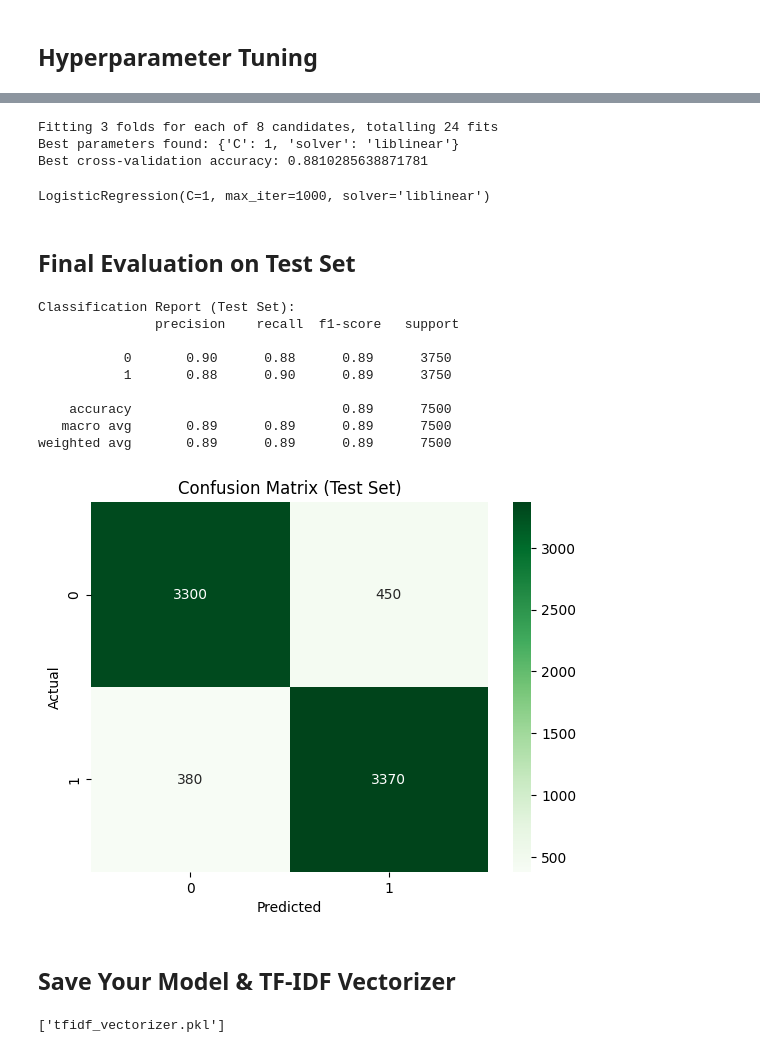
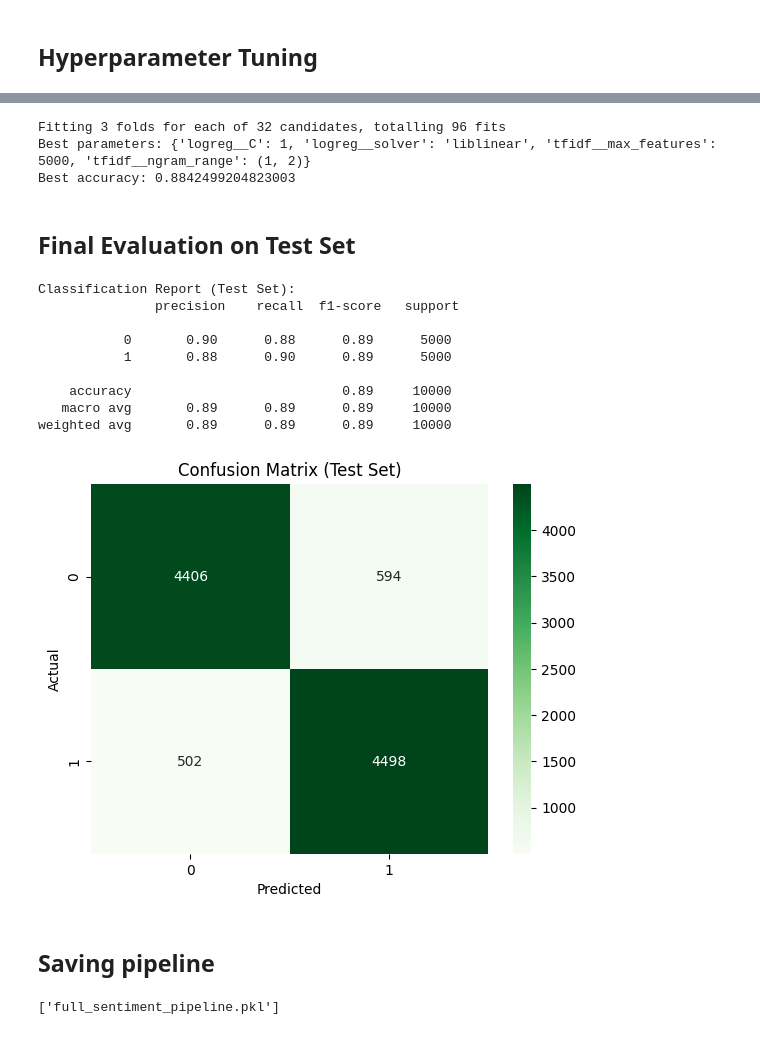
Before and after one commit to iannyFARUE/sentiment-analysis-app, a Jupyter notebook: Sentiment Analysis Model.ipynb, the cells around one changed output, grey strips where cells are left out. Cells and saved outputs as stored; diff of their text form; code cells hidden in the pictures.

Commit message:
created pipeline for sentiment analysis

```diff
--- a/Sentiment Analysis Model.ipynb
+++ b/Sentiment Analysis Model.ipynb
@@ -133,3 +132,14 @@ weighted avg       0.88      0.88      0.88      7500
 [figure]
 # %% [markdown]
 ## Hyperparameter Tuning
+# %%
+# Load data
+df = pd.read_csv("IMDB Dataset.csv")
+X = df['review']
+y = df['sentiment'].map({'positive':1, 'negative':0})
+
+# Split data
+X_train, X_test, y_train, y_test = train_test_split(
+    X, y, test_size=0.2, random_state=42, stratify=y
+)
+X_train
@@ -136,53 +159,62 @@ weighted avg       0.88      0.88      0.88      7500
+# %%
+# Setting pipelines to make mode deployment easier
+from sklearn.pipeline import Pipeline
+from sklearn.feature_extraction.text import TfidfVectorizer
+from sklearn.linear_model import LogisticRegression
+from utils.text_preprocessor import TextPreprocessor
+
+pipeline = Pipeline([
+    ('preprocess', TextPreprocessor()),
+    ('tfidf', TfidfVectorizer(max_features=5000)),
+    ('logreg', LogisticRegression(max_iter=1000, random_state=42))
+])
 # %%
 from sklearn.model_selection import GridSearchCV
-
+# Grid search parameters
 params = {
-    'C': [0.01, 0.1, 1, 10],
-    'solver': ['lbfgs', 'liblinear']
+    'tfidf__max_features': [3000, 5000],
+    'tfidf__ngram_range': [(1,1), (1,2)],
+    'logreg__C': [0.01, 0.1, 1, 10],
+    'logreg__solver': ['liblinear', 'lbfgs']
 }
 
-grid = GridSearchCV(LogisticRegression(max_iter=1000), params, cv=3, scoring='accuracy', verbose=1)
+grid = GridSearchCV(pipeline, params, cv=3, scoring='accuracy', verbose=1)
 grid.fit(X_train, y_train)
 
-print("Best parameters found:", grid.best_params_)
-print("Best cross-validation accuracy:", grid.best_score_)
-
-# Retrain with the best parameters
-best_model = grid.best_estimator_
+print("Best parameters:", grid.best_params_)
+print("Best accuracy:", grid.best_score_)
 # %% [output]
-Fitting 3 folds for each of 8 candidates, totalling 24 fits
-Best parameters found: {'C': 1, 'solver': 'liblinear'}
-Best cross-validation accuracy: 0.8810285638871781
+Fitting 3 folds for each of 32 candidates, totalling 96 fits
+Best parameters: {'logreg__C': 1, 'logreg__solver': 'liblinear', 'tfidf__max_features': 5000, 'tfidf__ngram_range': (1, 2)}
+Best accuracy: 0.8842499204823003
-LogisticRegression(C=1, max_iter=1000, solver='liblinear')
 # %% [markdown]
 ## Final Evaluation on Test Set
 # %%
-y_test_pred = best_model.predict(X_test)
+best_pipeline = grid.best_estimator_
+y_test_pred = best_pipeline.predict(X_test)
 print("Classification Report (Test Set):\n", classification_report(y_test, y_test_pred))
 
 cm = confusion_matrix(y_test, y_test_pred)
 sns.heatmap(cm, annot=True, fmt='g', cmap='Greens')
 plt.xlabel("Predicted")
 plt.ylabel("Actual")
 plt.title("Confusion Matrix (Test Set)")
 plt.show()
 # %% [output]
 Classification Report (Test Set):
                precision    recall  f1-score   support
 
-           0       0.90      0.88      0.89      3750
-           1       0.88      0.90      0.89      3750
+           0       0.90      0.88      0.89      5000
+           1       0.88      0.90      0.89      5000
 
-    accuracy                           0.89      7500
-   macro avg       0.89      0.89      0.89      7500
-weighted avg       0.89      0.89      0.89      7500
+    accuracy                           0.89     10000
+   macro avg       0.89      0.89      0.89     10000
+weighted avg       0.89      0.89      0.89     10000
-[figure, old version]
+[figure, new version]
 # %% [markdown]
-## Save Your Model & TF-IDF Vectorizer
+## Saving pipeline
 # %%
 import joblib
-
-joblib.dump(best_model, 'sentiment_model.pkl')
-joblib.dump(tfidf, 'tfidf_vectorizer.pkl')
+joblib.dump(best_pipeline, "full_sentiment_pipeline.pkl")
 # %% [output]
-['tfidf_vectorizer.pkl']
+['full_sentiment_pipeline.pkl']
```
Also changed, not shown: parts of 8 cells of this notebook, 4 other files.
